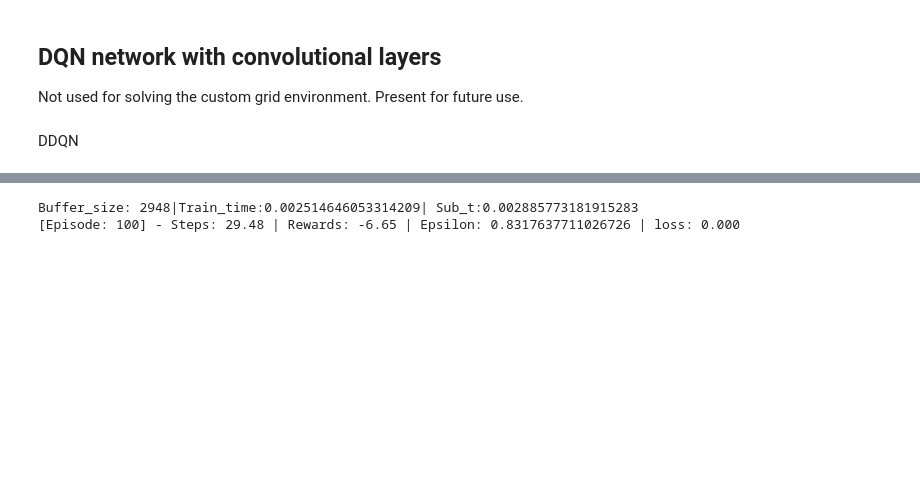
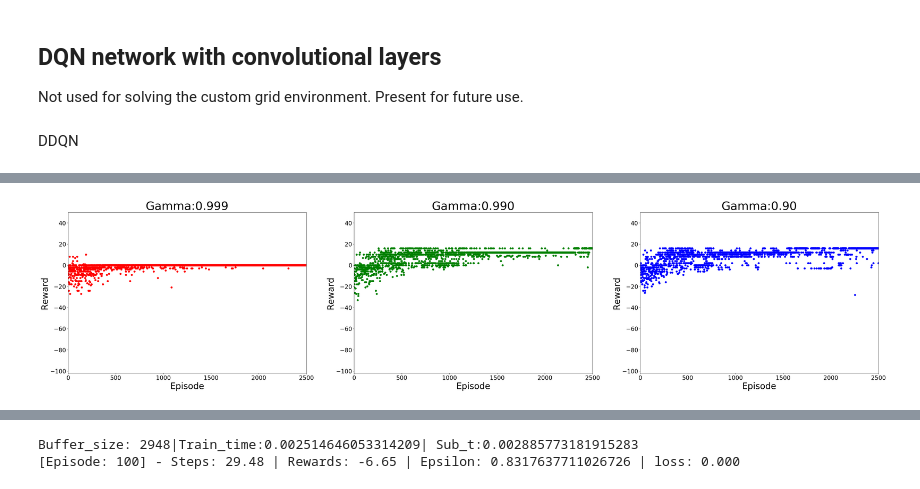
Before and after one commit to ankitshaw/ub-cse546-reinforment-learning-final-project, a Jupyter notebook: audio/ashaw7_final_project_ddqn.ipynb, the cells around one changed output, grey strips where cells are left out. Cells and saved outputs as stored; diff of their text form; code cells hidden in the pictures; blank space fills up the shorter version.

```diff
--- a/audio/ashaw7_final_project_ddqn.ipynb
+++ b/audio/ashaw7_final_project_ddqn.ipynb
@@ -315,3 +315,19 @@ class GridDoubleDQN():
 
     def add_to_replay_buffer(self, experience):
        self.replay_buffer.append(experience)
+# %%
+env = MyMarioEnvironment2(environment_type = 'deterministic')
+
+a = GridDoubleDQN(env, gamma=0.999, lr=0.001)
+a.learn()
+rewardSD_g1 = a.rewards_list
+
+env = MyMarioEnvironment2(environment_type = 'deterministic')
+a = GridDoubleDQN(env, gamma=0.990, lr=0.001)
+a.learn()
+rewardSD_g2 = a.rewards_list
+
+env = MyMarioEnvironment2(environment_type = 'deterministic')
+a = GridDoubleDQN(env, gamma=0.90, lr=0.001)
+a.learn()
+rewardSD_g3 = a.rewards_list
@@ -317,0 +360,33 @@ class GridDoubleDQN():
+# %%
+fig, (ax1, ax2, ax3) = plt.subplots(1,3)
+fig.set_figheight(10)
+fig.set_figwidth(50)
+# fig.suptitle('Gamma Tuning', size="50")
+ax1.plot(rewardSD_g1, 'ro')
+ax1.set_title("Gamma:0.999", size=40)
+ax1.set_ylabel('Reward', fontsize = 30)
+ax1.set_xlabel('Episode', fontsize = 30)
+ax1.tick_params(axis='x', labelsize=20)
+ax1.tick_params(axis='y', labelsize=20)
+ax1.set_xlim(100)
+ax1.set_xlim(xmin=0, xmax=len(rewardSD_g1))
+ax1.set_ylim(ymin=-102, ymax=50)
+ax2.plot(rewardSD_g2, 'go')
+ax2.set_title("Gamma:0.990", size=40)
+ax2.set_ylabel('Reward', fontsize = 30)
+ax2.set_xlabel('Episode', fontsize = 30)
+ax2.tick_params(axis='x', labelsize=20)
+ax2.tick_params(axis='y', labelsize=20)
+ax2.set_xlim(xmin=0, xmax=len(rewardSD_g2))
+ax2.set_ylim(ymin=-102, ymax=50)
+ax3.plot(rewardSD_g3, 'bo')
+ax3.set_title("Gamma:0.90", size=40)
+ax3.set_ylabel('Reward', fontsize = 30)
+ax3.set_xlabel('Episode', fontsize = 30)
+ax3.tick_params(axis='x', labelsize=20)
+ax3.tick_params(axis='y', labelsize=20)
+ax3.set_xlim(xmin=0, xmax=len(rewardSD_g3))
+ax3.set_ylim(ymin=-102, ymax=50)
+plt.show()
+# %% [output]
+[figure, added]
```
Also changed, not shown: parts of 3 cells of this notebook, 6 other files.
